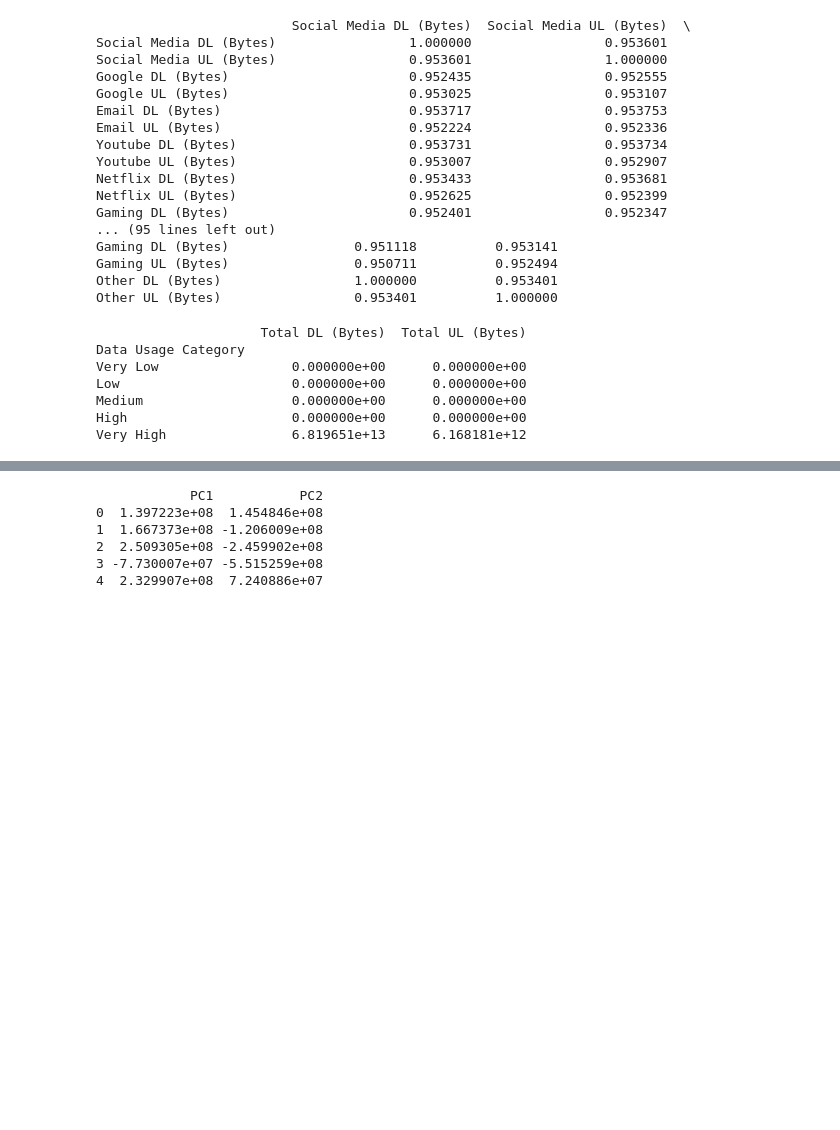
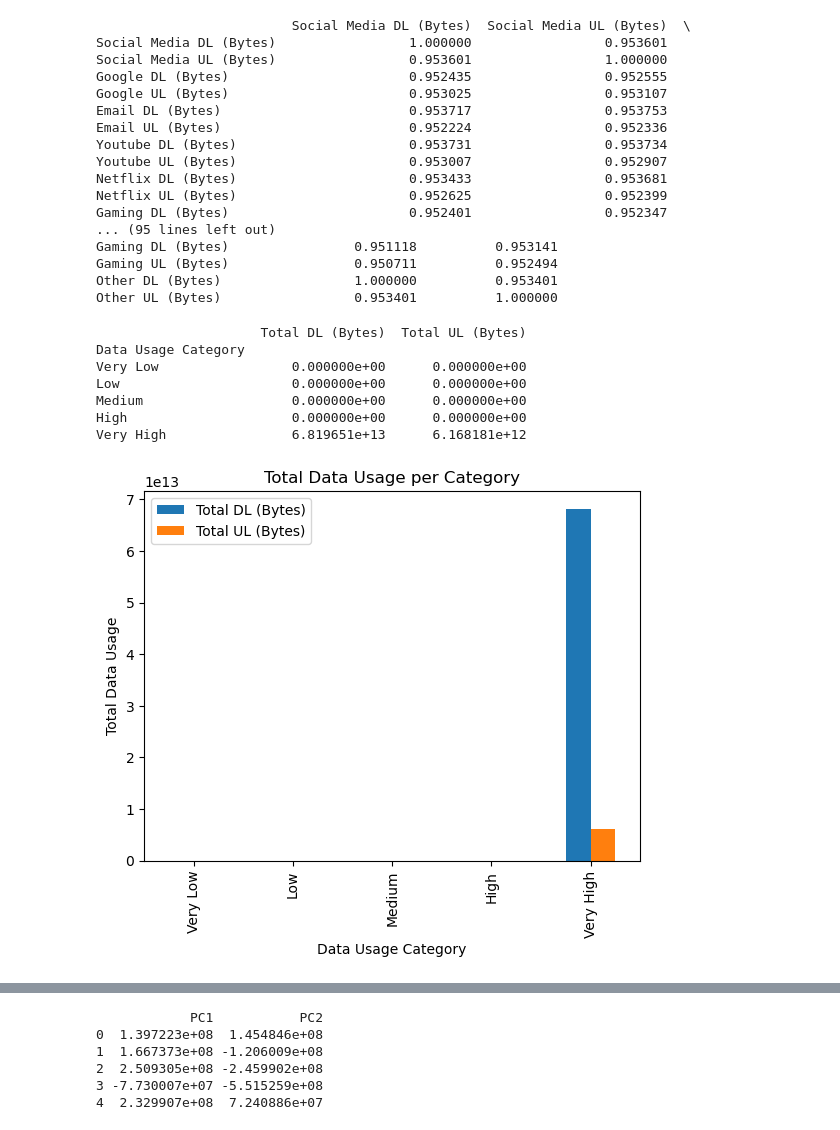
Before and after one commit to OjasSC/Telco_Project, a Jupyter notebook: Telco_Project.ipynb, the cells around one changed output, grey strips where cells are left out. Cells and saved outputs as stored; diff of their text form; code cells hidden in the pictures; blank space fills up the shorter version.

```diff
--- a/Telco_Project.ipynb
+++ b/Telco_Project.ipynb
@@ -240,24 +246,31 @@ Other UL (Bytes)                 0.953401          1.000000
 # %%
 
 # Define the bins and labels for variable transformation
 bins = [0, 500, 1000, 1500, 2000, float('inf')]
 labels = ['Very Low', 'Low', 'Medium', 'High', 'Very High']
 
 # Create a new column based on the bins and labels
 user_behavior['Data Usage Category'] = pd.cut(user_behavior['Total DL (Bytes)'] + user_behavior['Total UL (Bytes)'],
                                              bins=bins,
                                              labels=labels)
 
 # Compute the total data usage per category
 data_usage_per_category = user_behavior.groupby('Data Usage Category')['Total DL (Bytes)', 'Total UL (Bytes)'].sum()
 
 # Print the results
 print(data_usage_per_category)
+# Plot the data usage per category
+data_usage_per_category.plot(kind='bar')
+plt.xlabel('Data Usage Category')
+plt.ylabel('Total Data Usage')
+plt.title('Total Data Usage per Category')
+plt.show()
 # %% [output]
                      Total DL (Bytes)  Total UL (Bytes)
 Data Usage Category
 Very Low                 0.000000e+00      0.000000e+00
 Low                      0.000000e+00      0.000000e+00
 Medium                   0.000000e+00      0.000000e+00
 High                     0.000000e+00      0.000000e+00
 Very High                6.819651e+13      6.168181e+12
+[figure, added]
```
Also changed, not shown: parts of 6 cells of this notebook.
